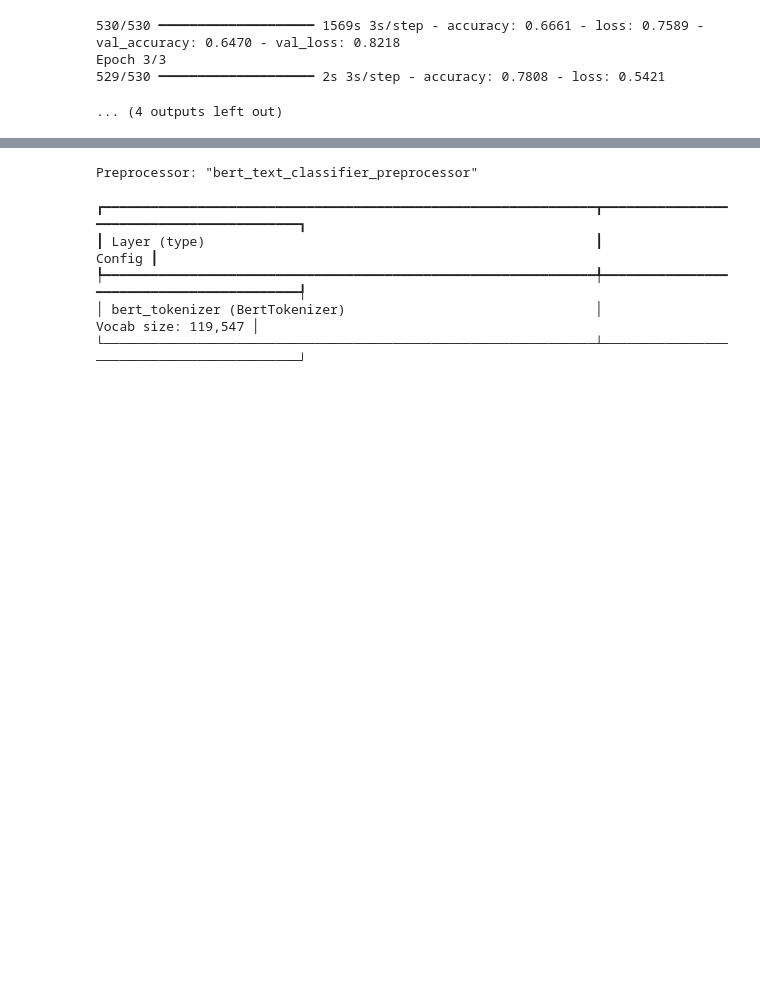
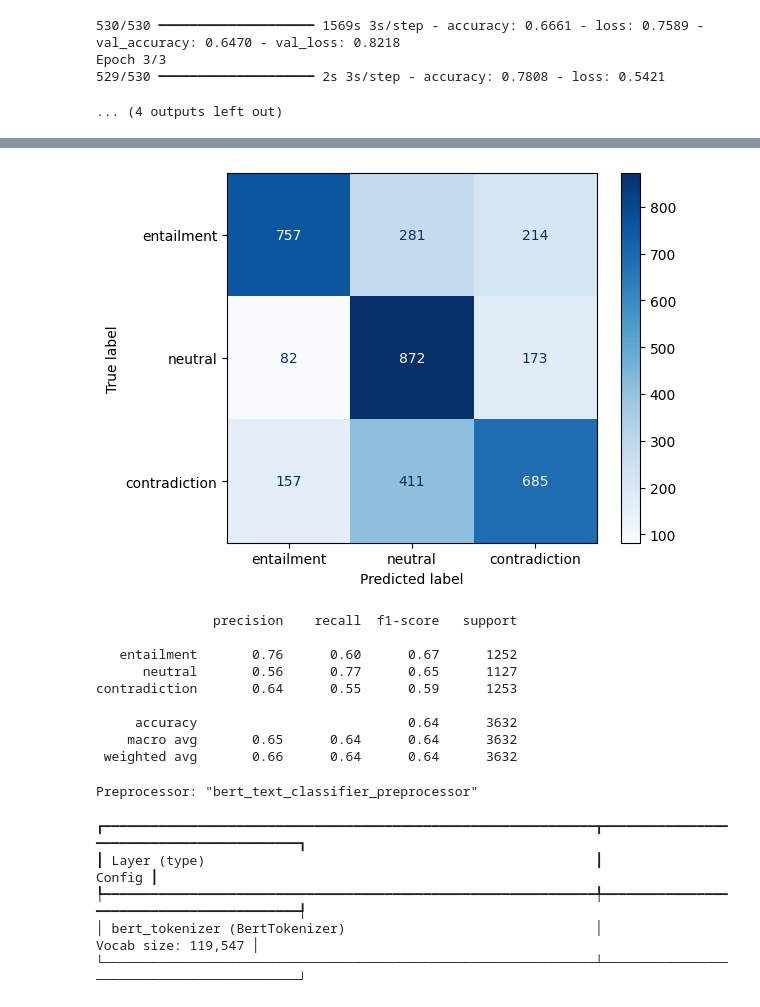
Before and after one commit to aaudevart/devoxx2025-BERT, a Jupyter notebook: contradictory-my-dear-watson/kerasnlp-starter-notebook-contradictory-dearwatson.ipynb, the cells around one changed output, grey strips where cells are left out. Drawn from its saved outputs; the diff is of its cells as text; code cells hidden in the pictures; blank space fills up the shorter version.

```diff
--- a/contradictory-my-dear-watson/kerasnlp-starter-notebook-contradictory-dearwatson.ipynb
+++ b/contradictory-my-dear-watson/kerasnlp-starter-notebook-contradictory-dearwatson.ipynb
@@ -323,3 +326,6 @@ Epoch 2/3
 Epoch 3/3
 529/530 ━━━━━━━━━━━━━━━━━━━━ 2s 3s/step - accuracy: 0.7808 - loss: 0.5421
 ... (4 outputs left out)
+# %%
+y_pred = classifier.predict(val_preprocessed)
+y_pred_val = np.argmax(y_pred, axis=1)
@@ -325,0 +344,4 @@ Epoch 3/3
+# %%
+y_val = []
+for x_batch, y_batch in val_preprocessed:
+    y_val.extend(np.argmax(y_batch.numpy(), axis=1))
@@ -326,3 +350,22 @@ Epoch 3/3
+# %%
+cm = confusion_matrix(y_val, y_pred_val)
+disp = ConfusionMatrixDisplay(confusion_matrix=cm,
+                              display_labels=["entailment",  "neutral", "contradiction"])
+disp.plot(cmap=plt.cm.Blues)
+plt.show()
+
+print(classification_report(y_val, y_pred_val, target_names=["entailment",  "neutral", "contradiction"]))
+# %% [output]
+[figure, added]
+               precision    recall  f1-score   support
+
+   entailment       0.76      0.60      0.67      1252
+      neutral       0.56      0.77      0.65      1127
+contradiction       0.64      0.55      0.59      1253
+
+     accuracy                           0.64      3632
+    macro avg       0.65      0.64      0.64      3632
+ weighted avg       0.66      0.64      0.64      3632
 # %%
 classifier.save("watson_bert_model.keras")
 # %%
```
Also changed, not shown: parts of 8 cells of this notebook, 1 other file.
